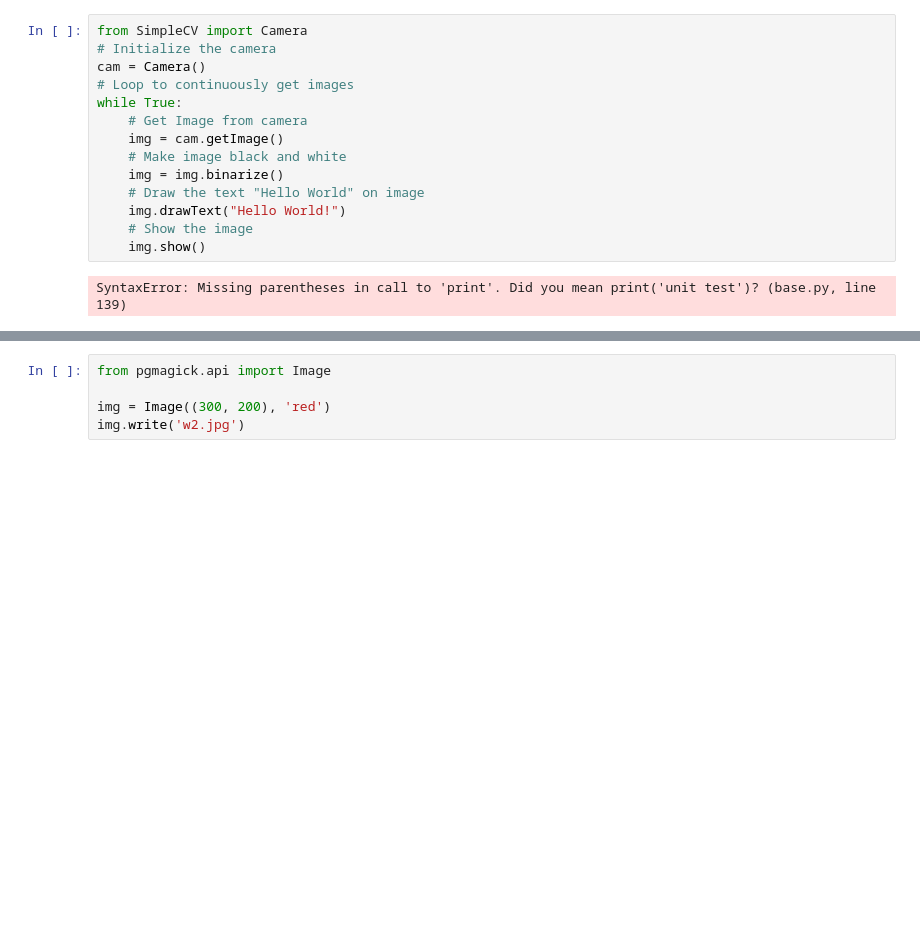
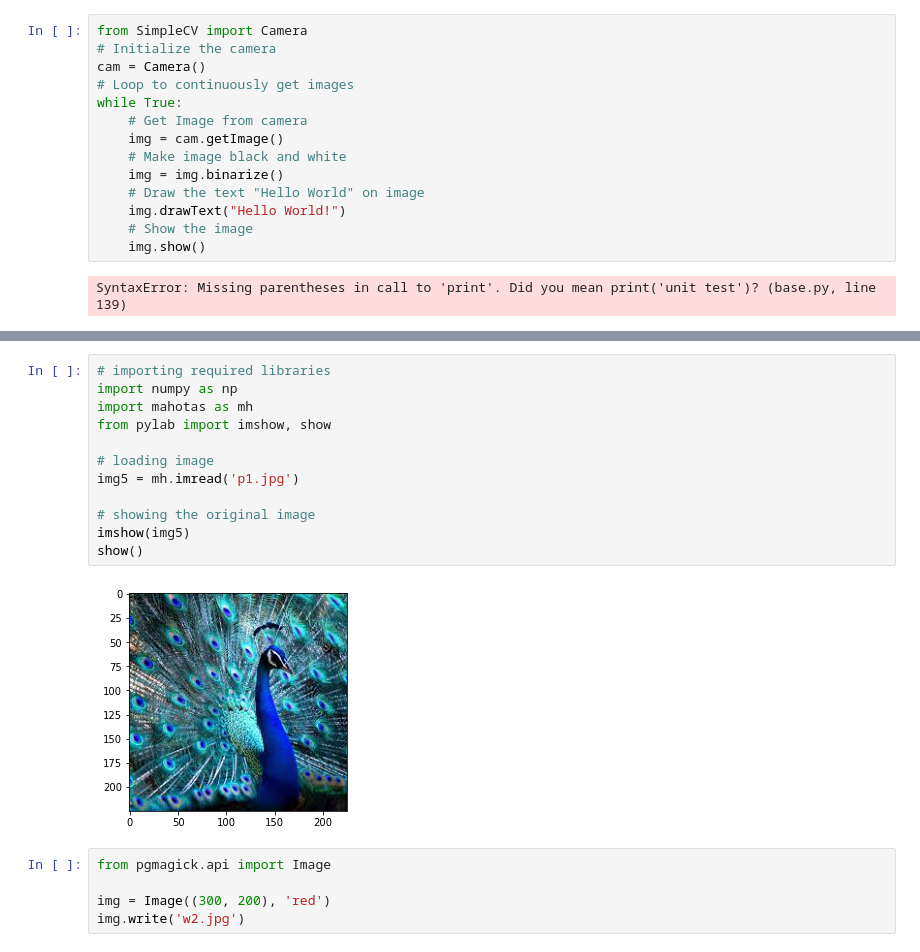
Before and after one commit to Sathwikak96/IMAGE-PROCESSING, a Jupyter notebook: assignment4.ipynb, the cells around one changed output, grey strips where cells are left out. Saved outputs shown, nothing was run; the diff lists cells and outputs as text; blank space fills up the shorter version.

```diff
--- a/assignment4.ipynb
+++ b/assignment4.ipynb
@@ -88,3 +89,17 @@ AttributeError: module 'mahotas' has no attribute 'imread'
+# %%
+# importing required libraries
+import numpy as np
+import mahotas as mh
+from pylab import imshow, show
+
+# loading image
+img5 = mh.imread('p1.jpg')
+
+# showing the original image
+imshow(img5)
+show()
+# %% [output]
+[figure, added]
 # %%
 from pgmagick.api import Image
 
```
Also changed, not shown: parts of 2 cells of this notebook.
